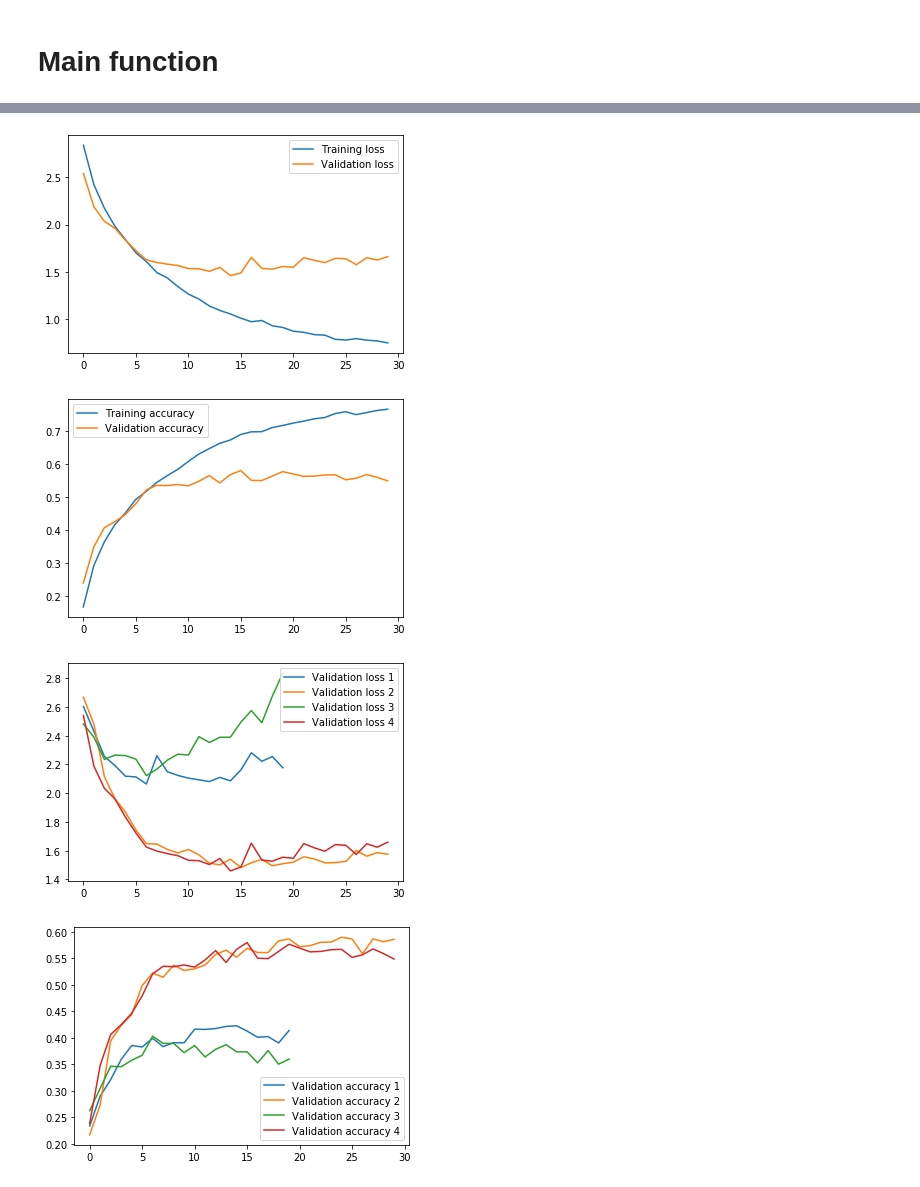
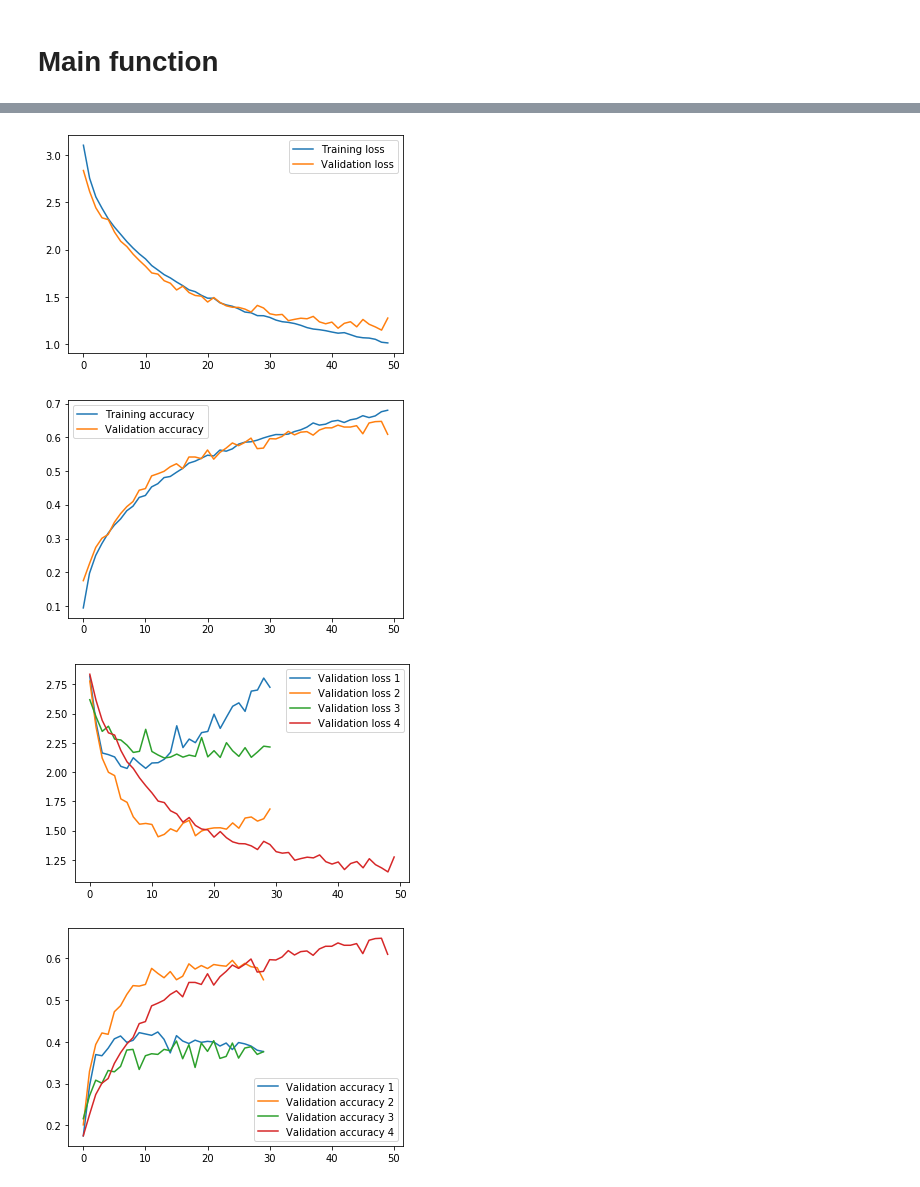
Before and after one commit to Ludvins/DGIIM_VC, a Jupyter notebook: Practica 2/Cifar.ipynb, the cells around one changed output, grey strips where cells are left out. Cells and saved outputs as stored; diff of their text form; code cells hidden in the pictures.

```diff
--- a/Practica 2/Cifar.ipynb
+++ b/Practica 2/Cifar.ipynb
@@ -41,7 +43,7 @@ def train(model, batch_size, epochs, x_train, y_train, x_test, y_test):
     history = model.fit(x_train, y_train,
           batch_size = batch_size,
           epochs = epochs,
-          verbose = 1,
+          verbose = 0,
           validation_data = (x_test, y_test))
     return history
 # %% [markdown]
@@ -109,7 +111,7 @@ def show_evolution_val(*hist):
 # %% [markdown]
 ## Load Data.
 # %%
-def loadCifrarData():
+def loadCifarData():
     # Load Data
     (x_train, y_train), (x_test, y_test) = cifar100.load_data(label_mode='fine')
 
@@ -197,42 +226,40 @@ def ej1(modelFunction, batch_size, epochs):
         SGD(lr = 0.01, decay = 1e-6, momentum = 0.9, nesterov = True),
         ['accuracy'])
 
-    data = loadCifrarData()
+    data = loadCifarData()
     # data = x_train, y_train, x_test, y_test
 
     history = train(model,
                     batch_size,
                     epochs,
-                    *data)
+                    *data,
+                    )
     print("# TEST RESULTS")
     results(model, *data[2:])
     showEvolution(history)
     return history
 # %%
-def ej2(modelFunction, batch_size, epochs):
+def ej2(modelFunction, dataGenfunction, batch_size, epochs):
     model = modelFunction()
     model.summary()
     compile(model,
             keras.losses.categorical_crossentropy,
             SGD(lr = 0.01, decay = 1e-6, momentum = 0.9, nesterov = True),
             ['accuracy'])
-    x_train, y_train, x_test, y_test = loadCifrarData()
+    x_train, y_train, x_test, y_test = loadCifarData()
 
-    datagen = ImageDataGenerator(featurewise_center=True,
-                                 featurewise_std_normalization=True,
-                                 validation_split = 0.1,
-                                 )
+    datagen = dataGenfunction()
     datagen.fit(x_train)
     datagen.standardize(x_test)
 
-
     history = model.fit_generator(
-                        datagen.flow(x_train, y_train, batch_size, subset='training'),
-                        steps_per_epoch = len(x_train)*0.9/batch_size,
-                        epochs = epochs,
-                        validation_data = datagen.flow(x_train, y_train, batch_size, subset='validation'),
-                        validation_steps = len(x_train)*0.1/batch_size
-              )
+                                  datagen.flow(x_train, y_train, batch_size, subset='training'),
+                                  steps_per_epoch = len(x_train)*0.9/batch_size,
+                                  epochs = epochs,
+                                  validation_data = datagen.flow(x_train, y_train, batch_size, subset='validation'),
+                                  validation_steps = len(x_train)*0.1/batch_size,
+                                  verbose=0
+                                  )
 
     print("# TEST RESULTS")
     results(model, x_test, y_test)
@@ -242,12 +269,13 @@ def ej2(modelFunction, batch_size, epochs):
 # Main function
 # %%
 def main():
-    h1 = ej1(baseNetModel, 32, 20)
-    h2 = ej1(baseNetModel2, 32, 30)
-    h3 = ej2(baseNetModel, 32, 20)
-    h4 = ej2(baseNetModel2, 32, 30)
+    h = []
+    h.append(ej1(baseNetModel, 32, 30))
+    h.append(ej1(baseNetModel2, 32, 30))
+    h.append(ej2(baseNetModel, dataGenerator1, 32, 30))
+    h.append(ej2(baseNetModel2, dataGenerator2, 128, 50))
 
-    show_evolution_val(h1, h2, h3, h4)
+    show_evolution_val(*h)
 main()
 # %% [output]
 Model: "BaseNet Model"
@@ -327,4 +355,4 @@ Test accuracy:  0.5788
-[figure, old version]
+[figure, new version]
-[figure, old version]
+[figure, new version]
-[figure, old version]
+[figure, new version]
-[figure, old version]
+[figure, new version]
```
Also changed, not shown: parts of 5 cells of this notebook.
